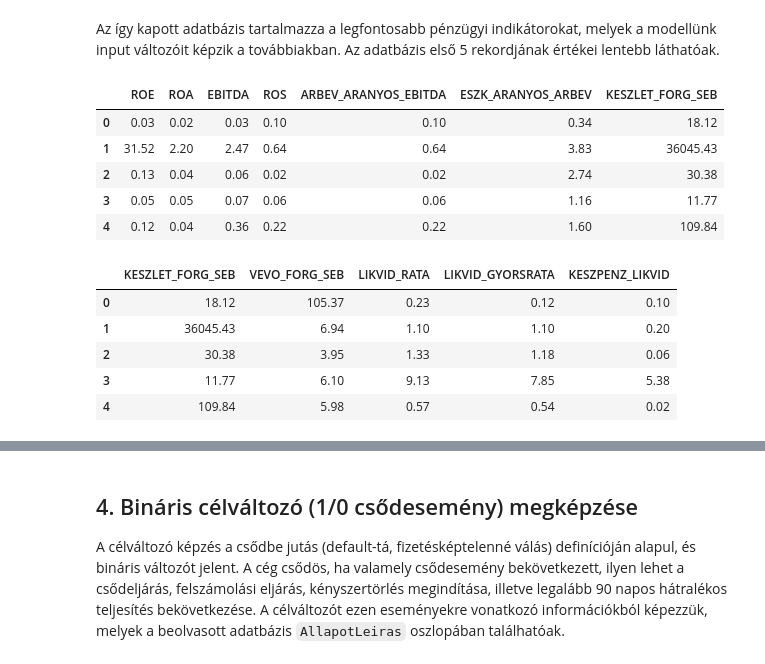
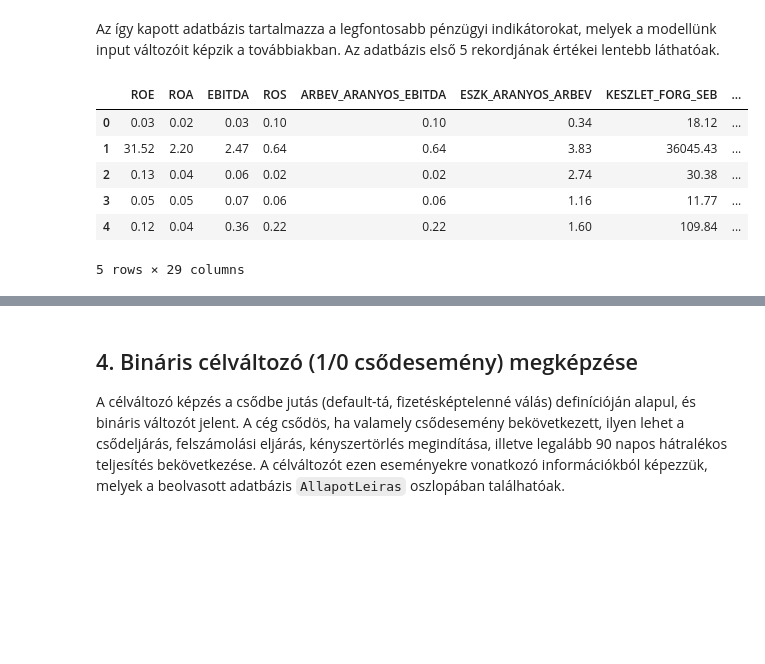
Before and after one commit to Kolos65/BankruptcyPrediction, a Jupyter notebook: Bankruptcy.ipynb, the cells around one changed output, grey strips where cells are left out. Saved outputs shown, nothing was run; the diff lists cells and outputs as text; code cells hidden in the pictures; blank space fills up the shorter version.

```diff
--- a/Bankruptcy.ipynb
+++ b/Bankruptcy.ipynb
@@ -550,22 +492,12 @@ VEVO_SZALLITO_ARANY ['Medián Imputálva: 2 ']
 # %% [markdown]
 Az így kapott adatbázis tartalmazza a legfontosabb pénzügyi indikátorokat, melyek a modellünk input változóit képzik a továbbiakban. Az adatbázis első 5 rekordjának értékei lentebb láthatóak.
-# %%
-pd.options.display.float_format = '{:.2f}'.format
-
-database.iloc[:,0:7].head()
-# %% [output]
-|  | ROE | ROA | EBITDA | ROS | ARBEV_ARANYOS_EBITDA | ESZK_ARANYOS_ARBEV | KESZLET_FORG_SEB |
-| 0 | 0.03 | 0.02 | 0.03 | 0.10 | 0.10 | 0.34 | 18.12 |
-| 1 | 31.52 | 2.20 | 2.47 | 0.64 | 0.64 | 3.83 | 36045.43 |
-| 2 | 0.13 | 0.04 | 0.06 | 0.02 | 0.02 | 2.74 | 30.38 |
-| 3 | 0.05 | 0.05 | 0.07 | 0.06 | 0.06 | 1.16 | 11.77 |
-| 4 | 0.12 | 0.04 | 0.36 | 0.22 | 0.22 | 1.60 | 109.84 |
 # %%
-database.iloc[:,6:11].head()
+database.head()
 # %% [output]
-|  | KESZLET_FORG_SEB | VEVO_FORG_SEB | LIKVID_RATA | LIKVID_GYORSRATA | KESZPENZ_LIKVID |
-| 0 | 18.12 | 105.37 | 0.23 | 0.12 | 0.10 |
-| 1 | 36045.43 | 6.94 | 1.10 | 1.10 | 0.20 |
-| 2 | 30.38 | 3.95 | 1.33 | 1.18 | 0.06 |
-| 3 | 11.77 | 6.10 | 9.13 | 7.85 | 5.38 |
-| 4 | 109.84 | 5.98 | 0.57 | 0.54 | 0.02 |
+|  | ROE | ROA | EBITDA | ROS | ARBEV_ARANYOS_EBITDA | ESZK_ARANYOS_ARBEV | KESZLET_FORG_SEB | ... |
+| 0 | 0.03 | 0.02 | 0.03 | 0.10 | 0.10 | 0.34 | 18.12 | ... |
+| 1 | 31.52 | 2.20 | 2.47 | 0.64 | 0.64 | 3.83 | 36045.43 | ... |
+| 2 | 0.13 | 0.04 | 0.06 | 0.02 | 0.02 | 2.74 | 30.38 | ... |
+| 3 | 0.05 | 0.05 | 0.07 | 0.06 | 0.06 | 1.16 | 11.77 | ... |
+| 4 | 0.12 | 0.04 | 0.36 | 0.22 | 0.22 | 1.60 | 109.84 | ... |
+5 rows × 29 columns
```
Also changed, not shown: parts of 13 cells of this notebook, 2 other files.
